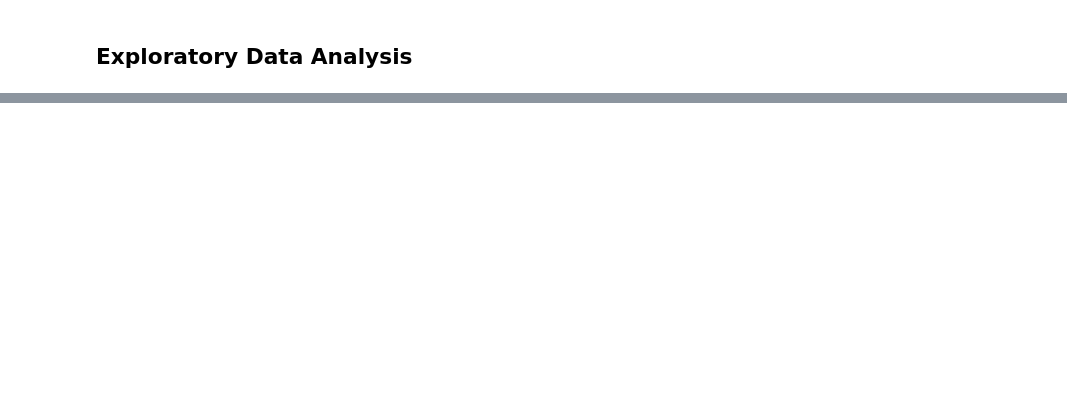
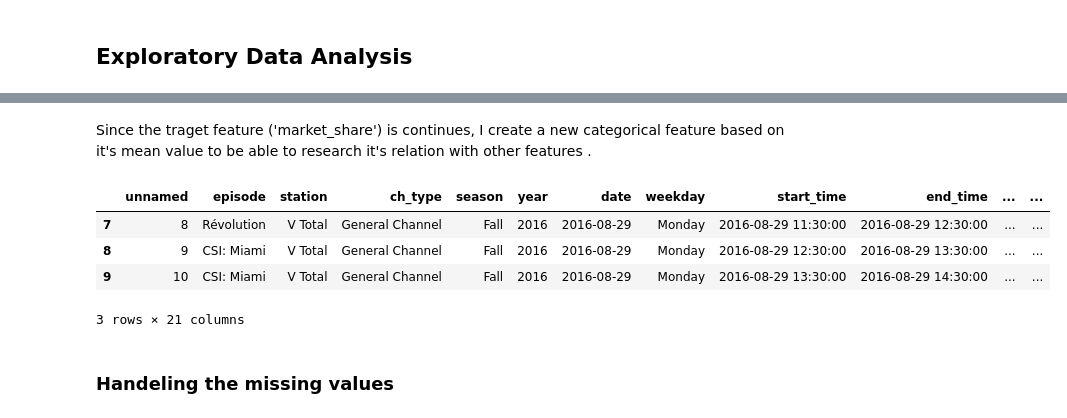
Before and after one commit to Carbonrun/YapAiTek_Challenge, a Jupyter notebook: 01_EDA.ipynb, the cells around one changed output, grey strips where cells are left out. Drawn from its saved outputs; the diff is of its cells as text; code cells hidden in the pictures; blank space fills up the shorter version.

```diff
--- a/01_EDA.ipynb
+++ b/01_EDA.ipynb
@@ -67,0 +72,13 @@ train_data.describe()
+# %% [markdown]
+Since the traget feature ('market_share') is continues, I create a new categorical feature based on it's mean value to be able to research it's relation with other features .
+# %%
+train_data['market_share_gt_mean'] = list(map(int, train_data['market_share'] > train_data['market_share'].mean()))  # store bool values as 0 and 1
+train_data[7:10]
+# %% [output]
+|  | unnamed | episode | station | ch_type | season | year | date | weekday | start_time | end_time | ... | ... |
+| 7 | 8 | Révolution | V Total | General Channel | Fall | 2016 | 2016-08-29 | Monday | 2016-08-29 11:30:00 | 2016-08-29 12:30:00 | ... | ... |
+| 8 | 9 | CSI: Miami | V Total | General Channel | Fall | 2016 | 2016-08-29 | Monday | 2016-08-29 12:30:00 | 2016-08-29 13:30:00 | ... | ... |
+| 9 | 10 | CSI: Miami | V Total | General Channel | Fall | 2016 | 2016-08-29 | Monday | 2016-08-29 13:30:00 | 2016-08-29 14:30:00 | ... | ... |
+3 rows × 21 columns
+# %% [markdown]
+### Handeling the missing values
```
Also changed, not shown: parts of 26 cells of this notebook.
